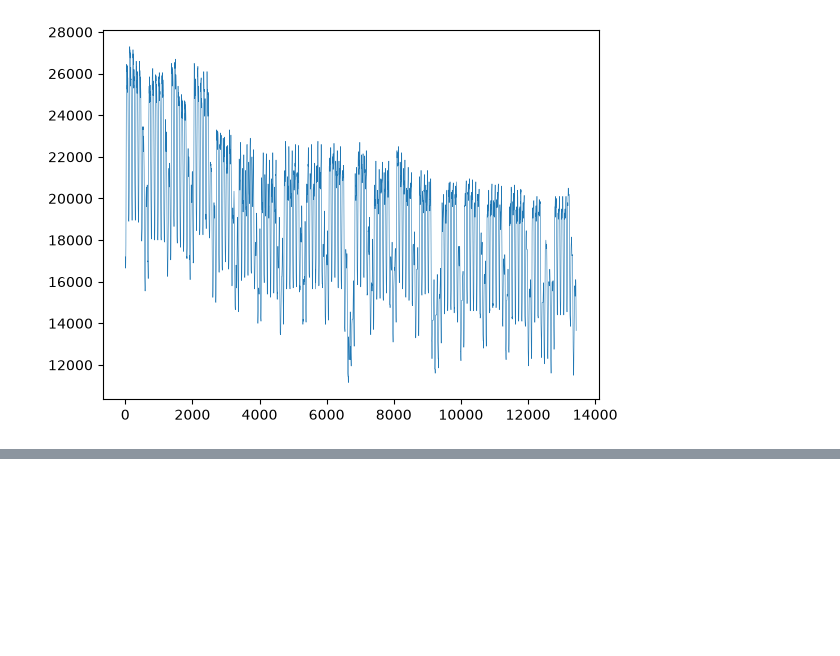
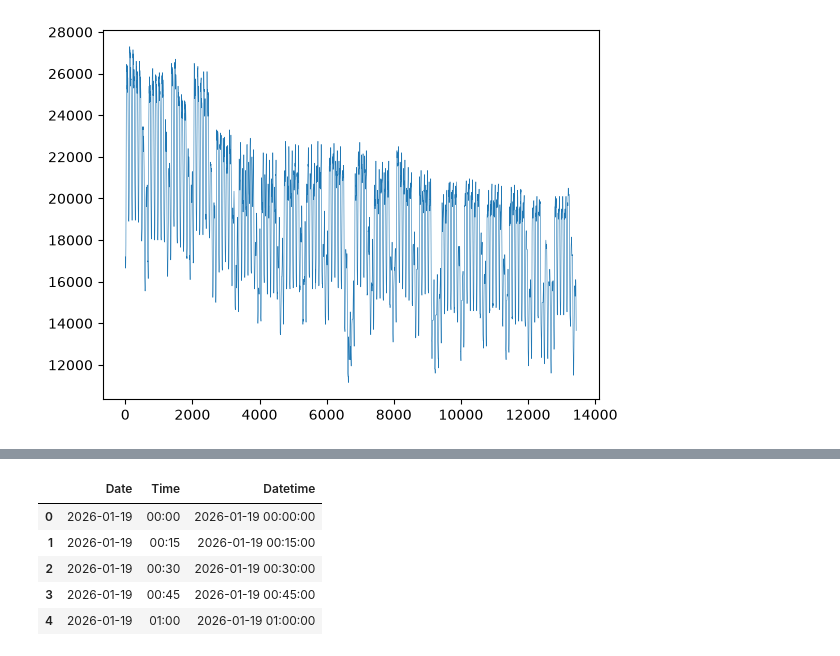
Before and after one commit to bkluj/EnergyMarketBoard, a Jupyter notebook: notebooks/exploration.ipynb, the cells around one changed output, grey strips where cells are left out. Drawn from its saved outputs; the diff is of its cells as text; code cells hidden in the pictures; blank space fills up the shorter version.

```diff
--- a/notebooks/exploration.ipynb
+++ b/notebooks/exploration.ipynb
@@ -53,0 +87,10 @@ plot = plt.plot(all_data['Forecasted Total Load [MW]'], linewidth=0.4)
+# %%
+all_data["Datetime"] = pd.to_datetime(all_data["Date"].astype(str) + " " + all_data["Time"].astype(str))    # creating a Datetime column with the date and time
+all_data[["Date","Time", "Datetime"]].head()    # check it
+# %% [output]
+|  | Date | Time | Datetime |
+| 0 | 2026-01-19 | 00:00 | 2026-01-19 00:00:00 |
+| 1 | 2026-01-19 | 00:15 | 2026-01-19 00:15:00 |
+| 2 | 2026-01-19 | 00:30 | 2026-01-19 00:30:00 |
+| 3 | 2026-01-19 | 00:45 | 2026-01-19 00:45:00 |
+| 4 | 2026-01-19 | 01:00 | 2026-01-19 01:00:00 |
```
Also changed, not shown: parts of 4 cells of this notebook.
